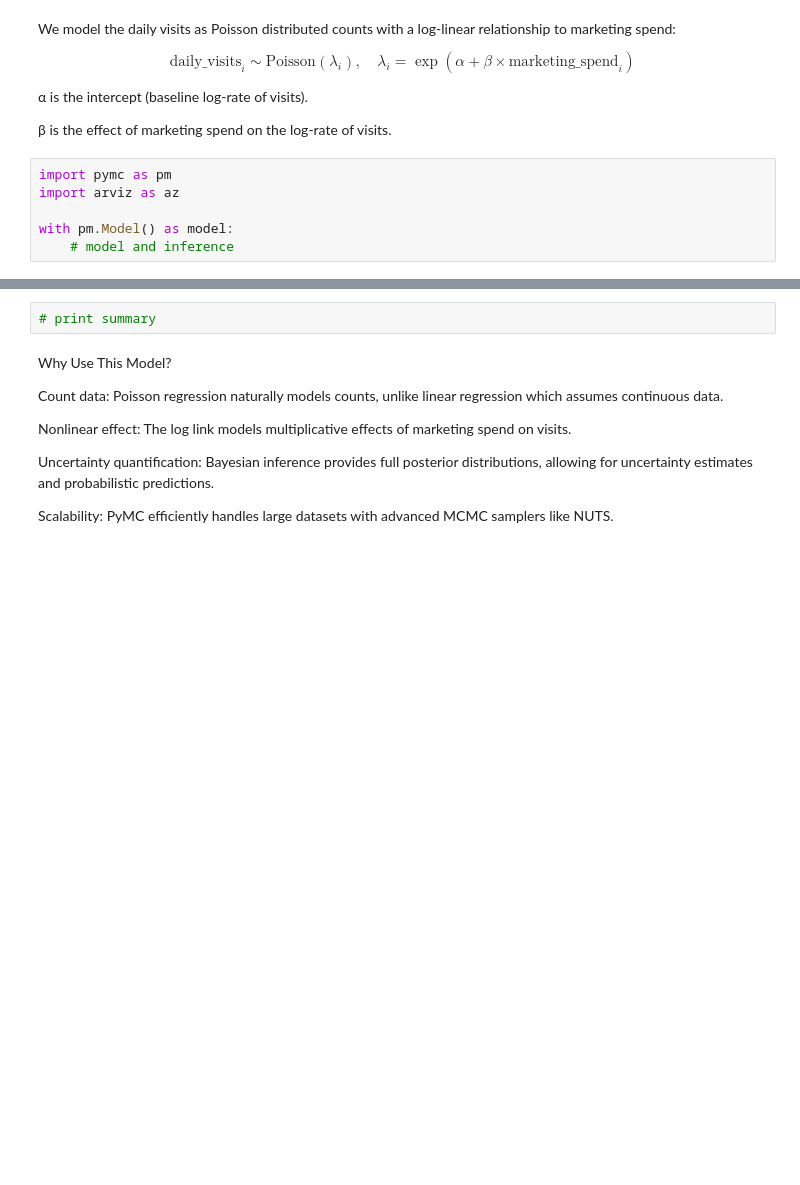
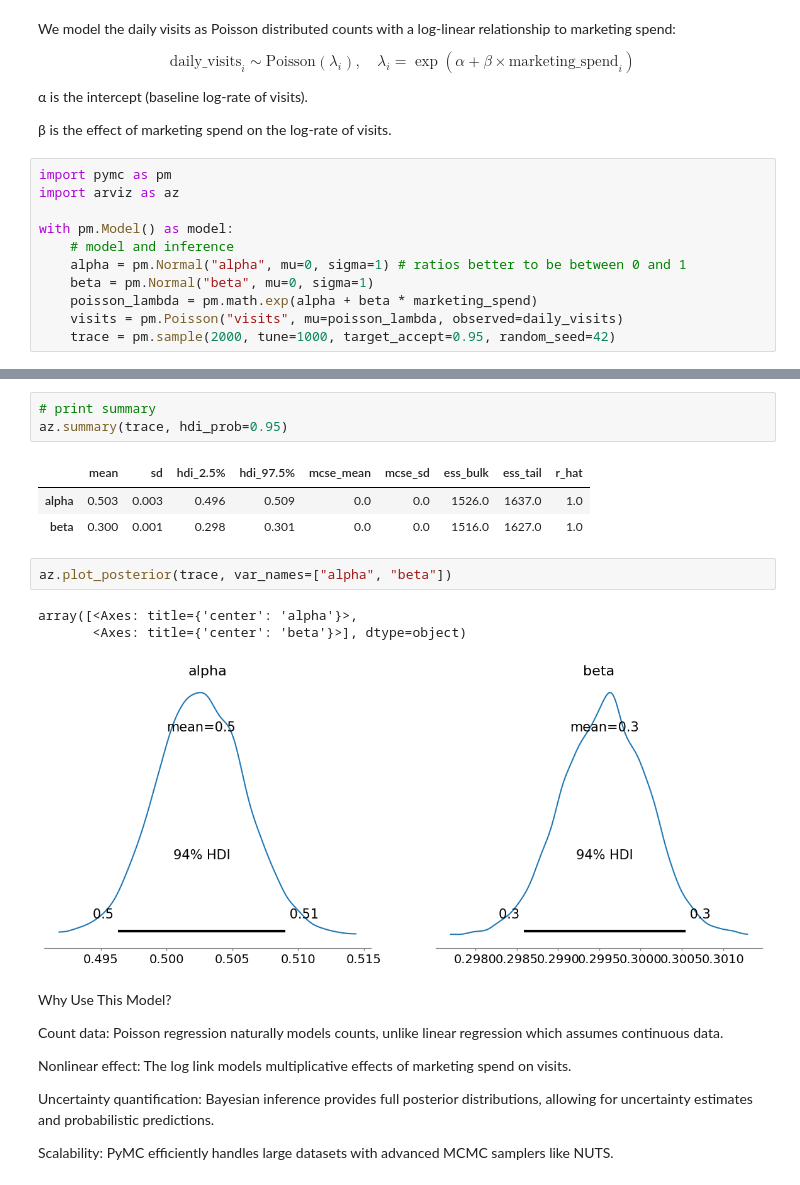
Before and after one commit to rogeranyor/BayesianInferenceUB25, a Jupyter notebook: notebooks/Session 10 - 05 Examples_wo_solutions.ipynb, the cells around one changed output, grey strips where cells are left out. Cells and saved outputs as stored; diff of their text form; blank space fills up the shorter version.

```diff
--- a/notebooks/Session 10 - 05 Examples_wo_solutions.ipynb
+++ b/notebooks/Session 10 - 05 Examples_wo_solutions.ipynb
@@ -109,3 +159,8 @@ import arviz as az
 
 with pm.Model() as model:
     # model and inference
+    alpha = pm.Normal("alpha", mu=0, sigma=1) # ratios better to be between 0 and 1
+    beta = pm.Normal("beta", mu=0, sigma=1)
+    poisson_lambda = pm.math.exp(alpha + beta * marketing_spend)
+    visits = pm.Poisson("visits", mu=poisson_lambda, observed=daily_visits)
+    trace = pm.sample(2000, tune=1000, target_accept=0.95, random_seed=42)
@@ -114,5 +179,16 @@ with pm.Model() as model:
 # %%
 # print summary
+az.summary(trace, hdi_prob=0.95)
+# %% [output]
+|  | mean | sd | hdi_2.5% | hdi_97.5% | mcse_mean | mcse_sd | ess_bulk | ess_tail | r_hat |
+| alpha | 0.503 | 0.003 | 0.496 | 0.509 | 0.0 | 0.0 | 1526.0 | 1637.0 | 1.0 |
+| beta | 0.300 | 0.001 | 0.298 | 0.301 | 0.0 | 0.0 | 1516.0 | 1627.0 | 1.0 |
+# %%
+az.plot_posterior(trace, var_names=["alpha", "beta"])
+# %% [output]
+array([<Axes: title={'center': 'alpha'}>,
+       <Axes: title={'center': 'beta'}>], dtype=object)
+[figure, added]
 # %% [markdown]
 Why Use This Model?
 
```
Also changed, not shown: parts of 14 cells of this notebook, 4 other files.
